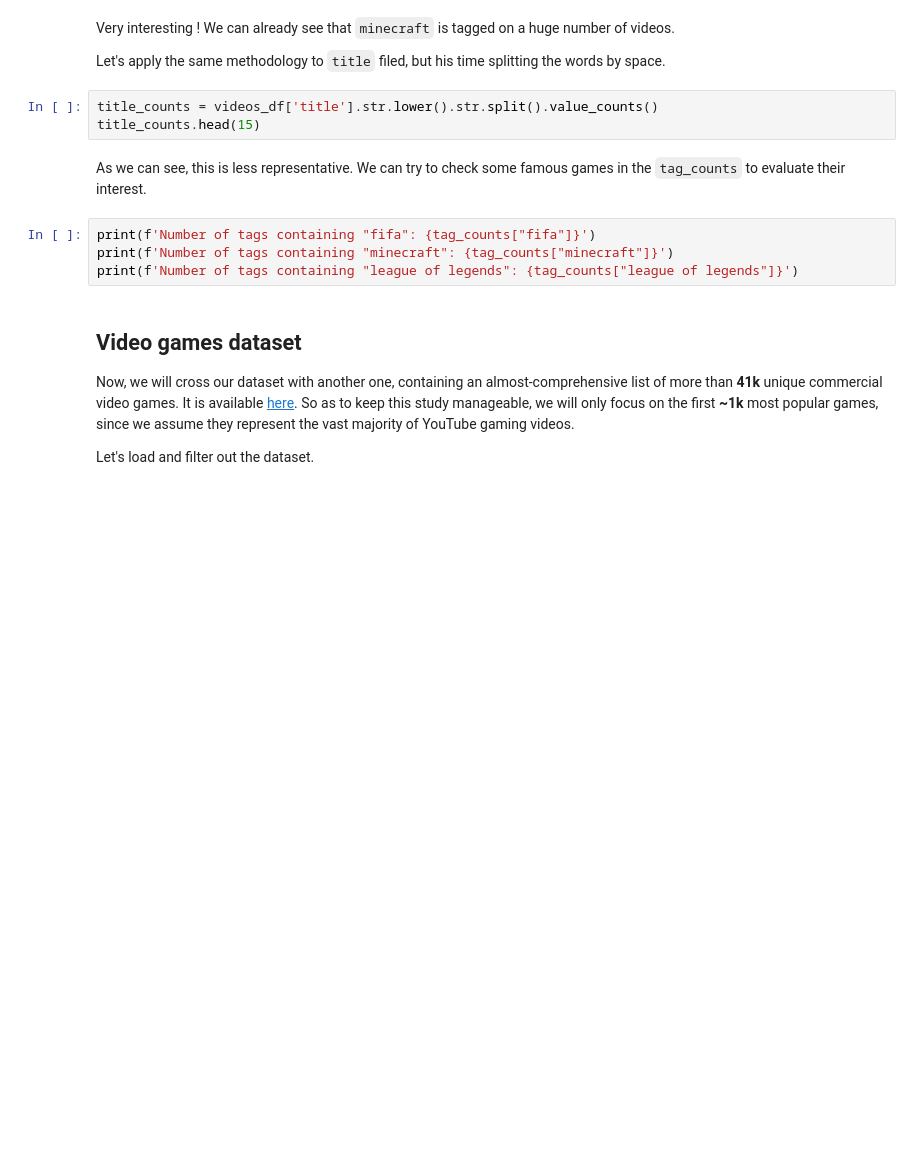
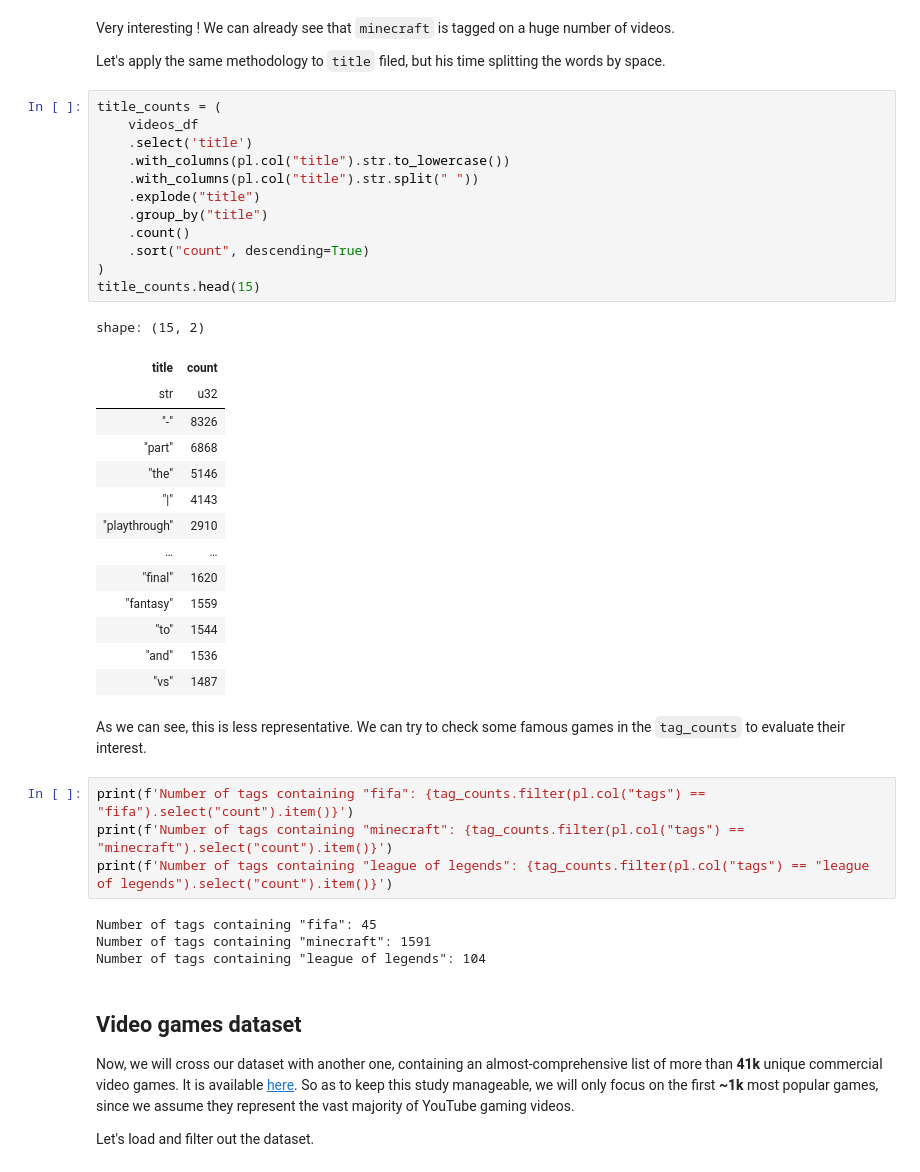
Before and after one commit to martinctl/adaguleeer, a Jupyter notebook: notebooks/results.ipynb, the cells around one changed output. Saved outputs shown, nothing was run; the diff lists cells and outputs as text; blank space fills up the shorter version.

```diff
--- a/notebooks/results.ipynb
+++ b/notebooks/results.ipynb
@@ -245,14 +302,42 @@ Very interesting ! We can already see that `minecraft` is tagged on a huge numbe
 
 Let's apply the same methodology to `title` filed, but his time splitting the words by space.
 # %%
-title_counts = videos_df['title'].str.lower().str.split().value_counts()
+title_counts = (
+    videos_df
+    .select('title')
+    .with_columns(pl.col("title").str.to_lowercase())
+    .with_columns(pl.col("title").str.split(" "))
+    .explode("title")
+    .group_by("title")
+    .count()
+    .sort("count", descending=True)
+)
 title_counts.head(15)
+# %% [output]
+shape: (15, 2)
+| title | count |
+| str | u32 |
+| "-" | 8326 |
+| "part" | 6868 |
+| "the" | 5146 |
+| "|" | 4143 |
+| "playthrough" | 2910 |
+| … | … |
+| "final" | 1620 |
+| "fantasy" | 1559 |
+| "to" | 1544 |
+| "and" | 1536 |
+| "vs" | 1487 |
 # %% [markdown]
 As we can see, this is less representative. We can try to check some famous games in the `tag_counts` to evaluate their interest.
 # %%
-print(f'Number of tags containing "fifa": {tag_counts["fifa"]}')
-print(f'Number of tags containing "minecraft": {tag_counts["minecraft"]}')
-print(f'Number of tags containing "league of legends": {tag_counts["league of legends"]}')
+print(f'Number of tags containing "fifa": {tag_counts.filter(pl.col("tags") == "fifa").select("count").item()}')
+print(f'Number of tags containing "minecraft": {tag_counts.filter(pl.col("tags") == "minecraft").select("count").item()}')
+print(f'Number of tags containing "league of legends": {tag_counts.filter(pl.col("tags") == "league of legends").select("count").item()}')
+# %% [output]
+Number of tags containing "fifa": 45
+Number of tags containing "minecraft": 1591
+Number of tags containing "league of legends": 104
 # %% [markdown]
 ## Video games dataset
 
```
Also changed, not shown: parts of 24 cells of this notebook, 1 other file.
